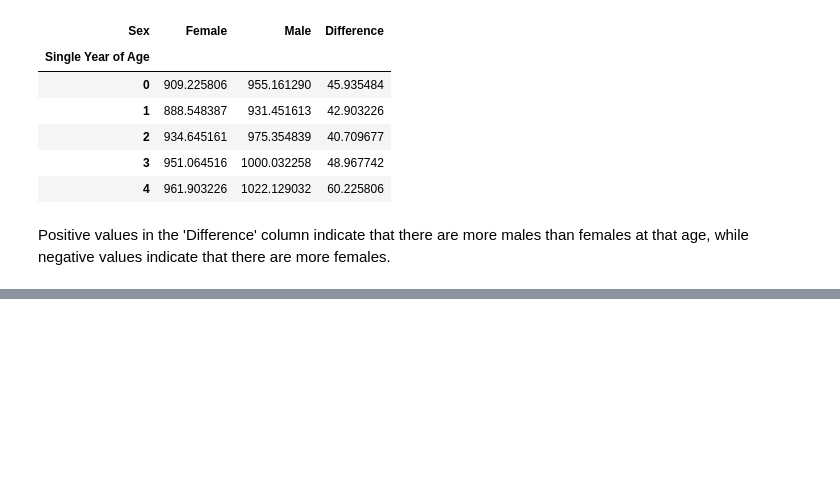
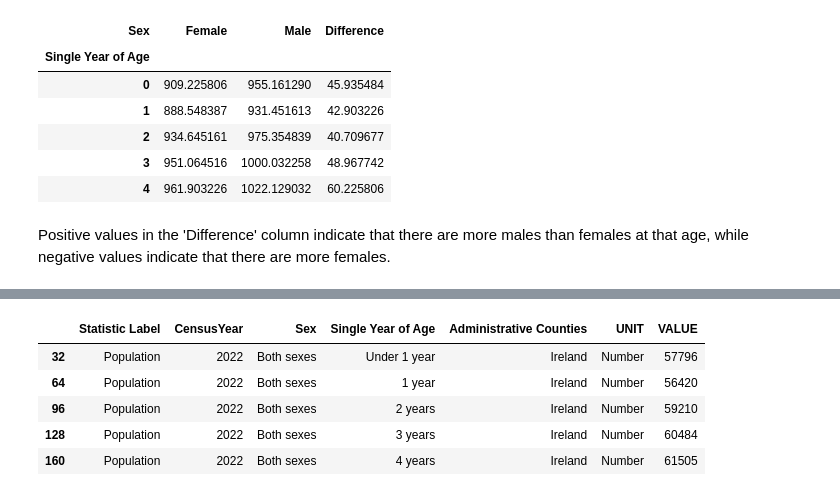
Before and after one commit to AnnaLozenko/PFDA_assignments, a Jupyter notebook: assignment05-population.ipynb, the cells around one changed output, grey strips where cells are left out. Cells and saved outputs as stored; diff of their text form; code cells hidden in the pictures; blank space fills up the shorter version.

```diff
--- a/assignment05-population.ipynb
+++ b/assignment05-population.ipynb
@@ -170,0 +226,13 @@ Positive values in the 'Difference' column indicate that there are more males th
+# %%
+# drop unnecessary rows
+df_region= df_region[df_region["Sex"] != "Both Sexes"]
+df_region= df_region[df_region["Single Year of Age"] != "All ages"]
+df_region= df_region[df_region["Administrative Counties"] == "Ireland"]
+df_region.head()
+# %% [output]
+|  | Statistic Label | CensusYear | Sex | Single Year of Age | Administrative Counties | UNIT | VALUE |
+| 32 | Population | 2022 | Both sexes | Under 1 year | Ireland | Number | 57796 |
+| 64 | Population | 2022 | Both sexes | 1 year | Ireland | Number | 56420 |
+| 96 | Population | 2022 | Both sexes | 2 years | Ireland | Number | 59210 |
+| 128 | Population | 2022 | Both sexes | 3 years | Ireland | Number | 60484 |
+| 160 | Population | 2022 | Both sexes | 4 years | Ireland | Number | 61505 |
```
Also changed, not shown: parts of 7 cells of this notebook.
